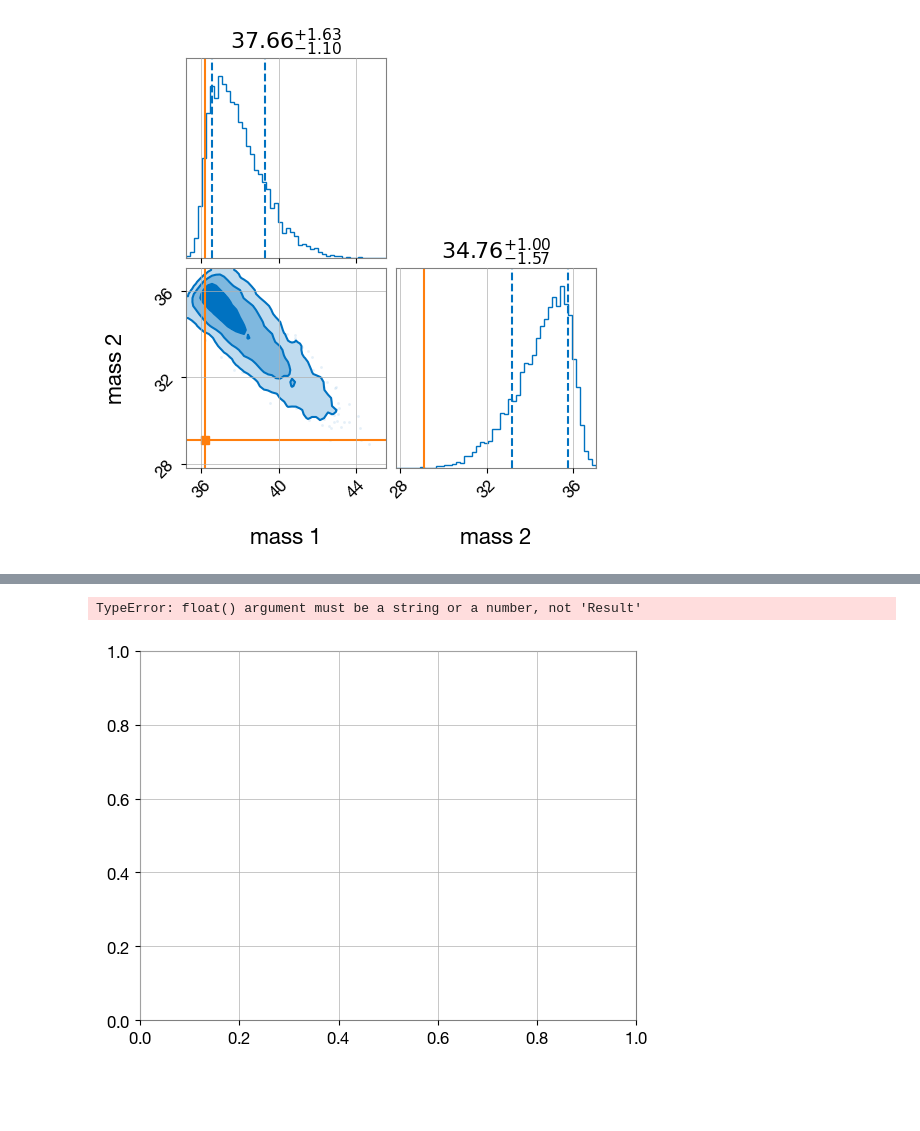
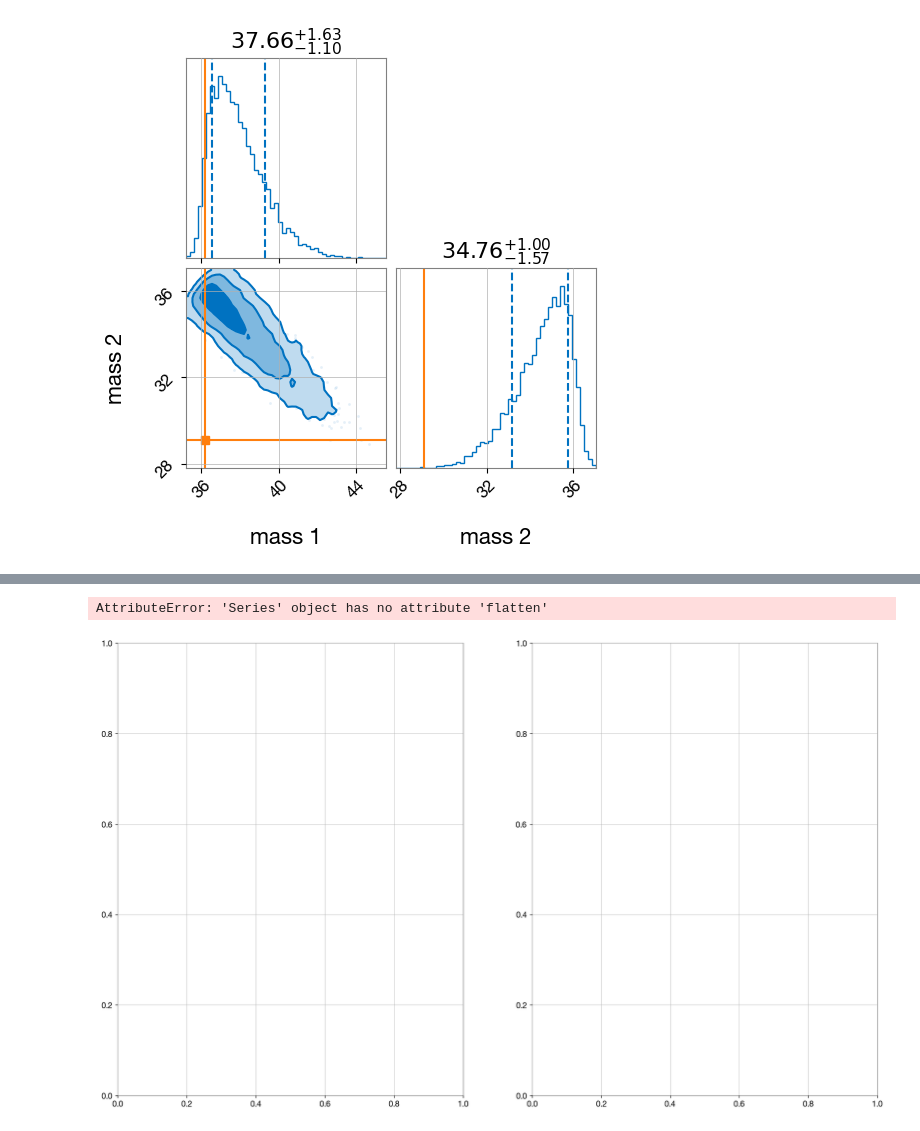
Before and after one commit to maxthebigcoda/astro-projects, a Jupyter notebook: parameter-estimation/bilby_real.ipynb, the cells around one changed output, grey strips where cells are left out. Saved outputs shown, nothing was run; the diff lists cells and outputs as text; code cells hidden in the pictures; blank space fills up the shorter version.

```diff
--- a/parameter-estimation/bilby_real.ipynb
+++ b/parameter-estimation/bilby_real.ipynb
@@ -389,5 +491,21 @@ result_short.plot_corner(parameter)
-# %%
-plt.plot(result_short)
-# %% [output]
-TypeError: float() argument must be a string or a number, not 'Result'
-[figure, removed]
+# %%
+samples_mass_1 = result_short.posterior["mass_1"]
+samples_mass_2 = result_short.posterior["mass_2"]
+
+fig, axes = plt.subplots(1, 2, figsize=(20, 12))
+
+corner.hist2d(samples_mass_1, samples_mass_1, ax=axes[0], bins=30)
+axes[0].set_xlabel("Mass 1")
+axes[0].set_ylabel("Density")
+axes[0].set_title("Posterior Distribution of Mass 1")
+
+corner.hist2d(samples_mass_2, samples_mass_2, ax=axes[1], bins=30)
+axes[1].set_xlabel("Mass 2")
+axes[1].set_ylabel("Density")
+axes[1].set_title("Posterior Distribution of Mass 2")
+
+plt.tight_layout()
+plt.show()
+# %% [output]
+AttributeError: 'Series' object has no attribute 'flatten'
+[figure, added]
```
Also changed, not shown: parts of 15 cells of this notebook, 2 other files.
